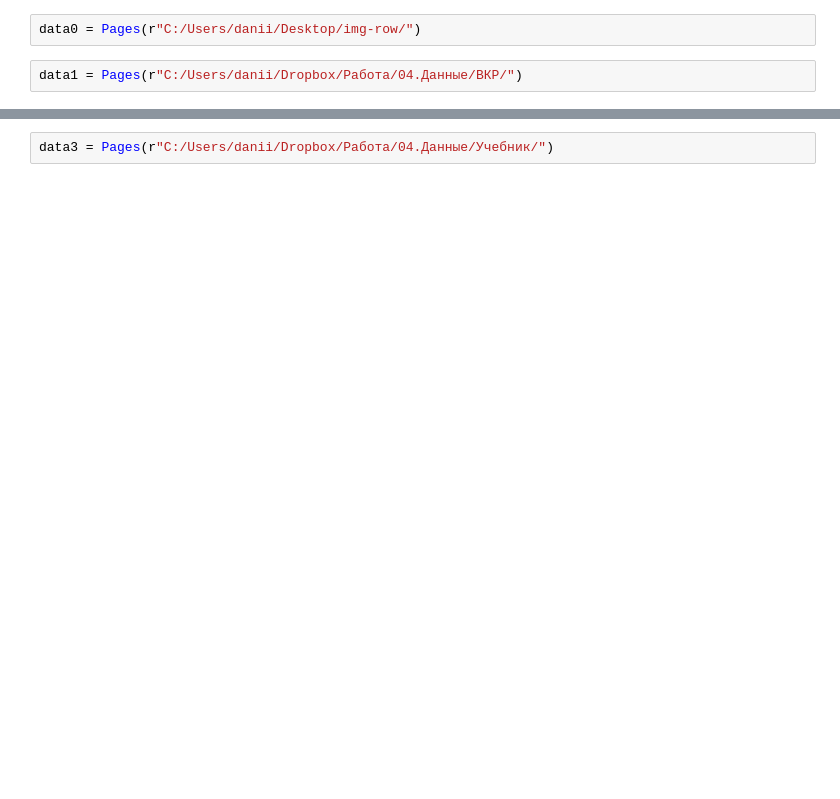
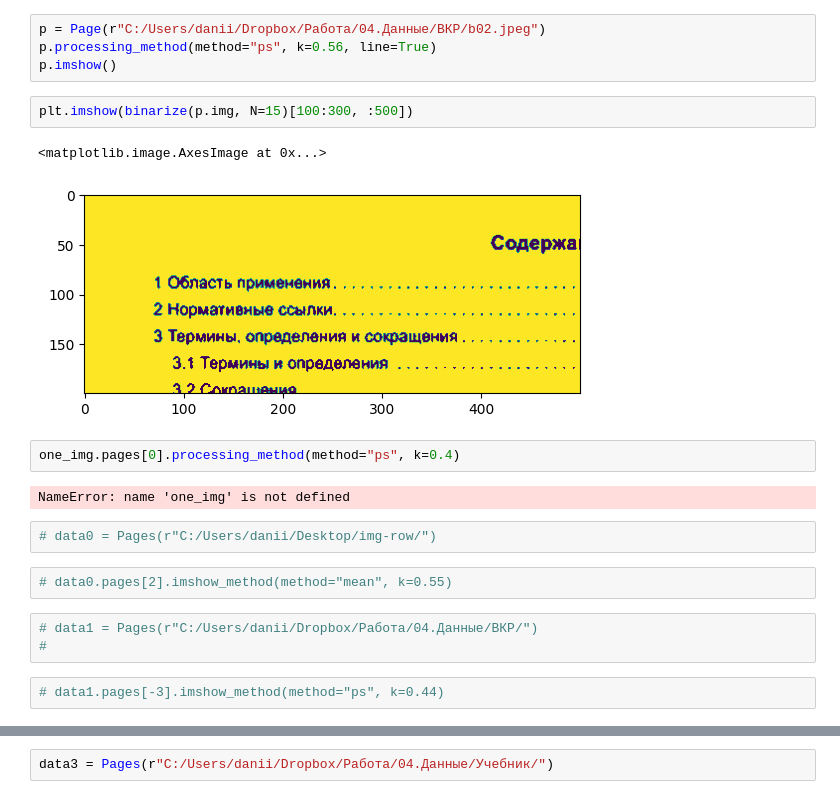
Before and after one commit to Dann38/classification_bold_pioeline, a Jupyter notebook: script/Pipeline.ipynb, the cells around one changed output, grey strips where cells are left out. Cells and saved outputs as stored; diff of their text form; blank space fills up the shorter version.

```diff
--- a/script/Pipeline.ipynb
+++ b/script/Pipeline.ipynb
@@ -7,5 +93,23 @@ import numpy as np
+# %%
+p = Page(r"C:/Users/danii/Dropbox/Работа/04.Данные/ВКР/b02.jpeg")
+p.processing_method(method="ps", k=0.56, line=True)
+p.imshow()
+# %%
+plt.imshow(binarize(p.img, N=15)[100:300, :500])
+# %% [output]
+<matplotlib.image.AxesImage at 0x...>
+[figure, added]
+# %%
+one_img.pages[0].processing_method(method="ps", k=0.4)
+# %% [output]
+NameError: name 'one_img' is not defined
 # %%
-data0 = Pages(r"C:/Users/danii/Desktop/img-row/")
+# data0 = Pages(r"C:/Users/danii/Desktop/img-row/")
+# %%
+# data0.pages[2].imshow_method(method="mean", k=0.55)
 # %%
-data1 = Pages(r"C:/Users/danii/Dropbox/Работа/04.Данные/ВКР/")
+# data1 = Pages(r"C:/Users/danii/Dropbox/Работа/04.Данные/ВКР/")
+#
+# %%
+# data1.pages[-3].imshow_method(method="ps", k=0.44)
 # %%
```
Also changed, not shown: parts of 38 cells of this notebook, 6 other files.
